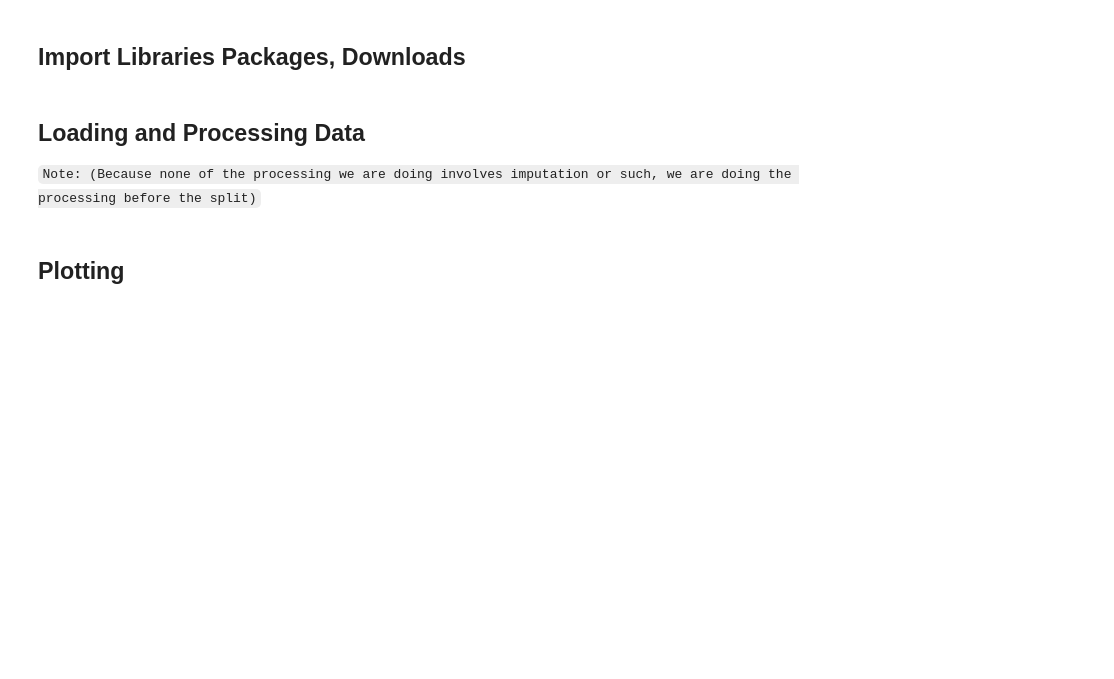
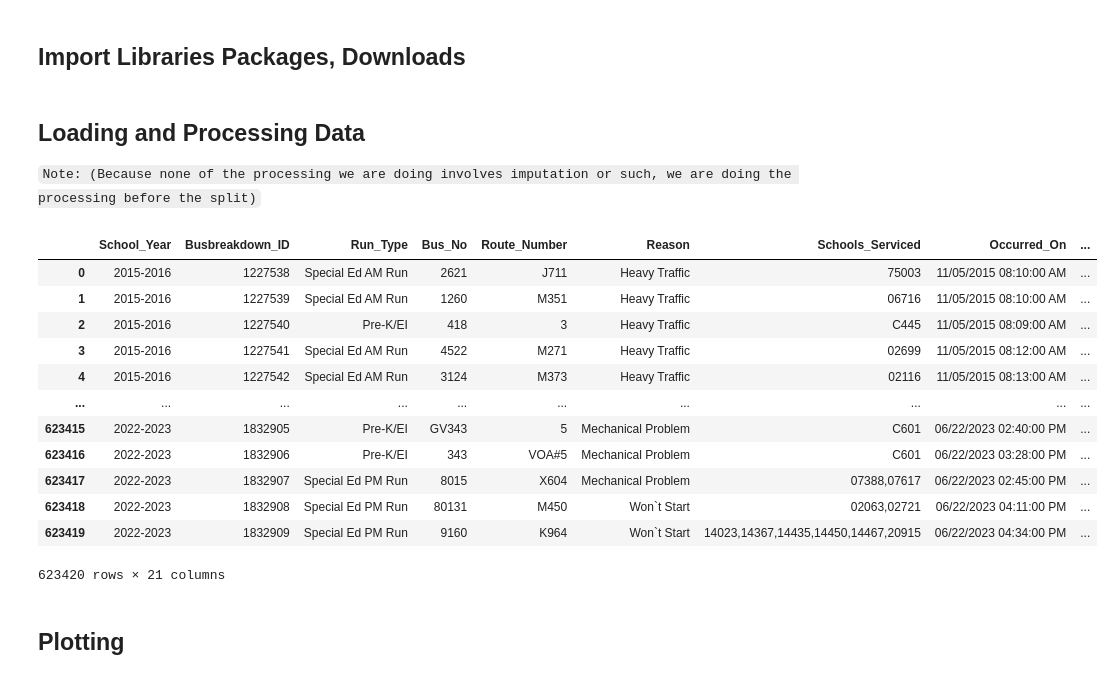
Before and after one commit to oaf9/Machine-Learning-Methods-for-Bus-Routes-and-Traffic, a Jupyter notebook: RF and XGB.ipynb, the cells around one changed output. Drawn from its saved outputs; the diff is of its cells as text; code cells hidden in the pictures; blank space fills up the shorter version.

```diff
--- a/RF and XGB.ipynb
+++ b/RF and XGB.ipynb
@@ -35,3 +36,19 @@ Data = pd.read_csv("/kaggle/input/670-final-data/formatted_data.csv")
+# %%
+Data
+# %% [output]
+|  | School_Year | Busbreakdown_ID | Run_Type | Bus_No | Route_Number | Reason | Schools_Serviced | Occurred_On | ... |
+| 0 | 2015-2016 | 1227538 | Special Ed AM Run | 2621 | J711 | Heavy Traffic | 75003 | 11/05/2015 08:10:00 AM | ... |
+| 1 | 2015-2016 | 1227539 | Special Ed AM Run | 1260 | M351 | Heavy Traffic | 06716 | 11/05/2015 08:10:00 AM | ... |
+| 2 | 2015-2016 | 1227540 | Pre-K/EI | 418 | 3 | Heavy Traffic | C445 | 11/05/2015 08:09:00 AM | ... |
+| 3 | 2015-2016 | 1227541 | Special Ed AM Run | 4522 | M271 | Heavy Traffic | 02699 | 11/05/2015 08:12:00 AM | ... |
+| 4 | 2015-2016 | 1227542 | Special Ed AM Run | 3124 | M373 | Heavy Traffic | 02116 | 11/05/2015 08:13:00 AM | ... |
+| ... | ... | ... | ... | ... | ... | ... | ... | ... | ... |
+| 623415 | 2022-2023 | 1832905 | Pre-K/EI | GV343 | 5 | Mechanical Problem | C601 | 06/22/2023 02:40:00 PM | ... |
+| 623416 | 2022-2023 | 1832906 | Pre-K/EI | 343 | VOA#5 | Mechanical Problem | C601 | 06/22/2023 03:28:00 PM | ... |
+| 623417 | 2022-2023 | 1832907 | Special Ed PM Run | 8015 | X604 | Mechanical Problem | 07388,07617 | 06/22/2023 02:45:00 PM | ... |
+| 623418 | 2022-2023 | 1832908 | Special Ed PM Run | 80131 | M450 | Won`t Start | 02063,02721 | 06/22/2023 04:11:00 PM | ... |
+| 623419 | 2022-2023 | 1832909 | Special Ed PM Run | 9160 | K964 | Won`t Start | 14023,14367,14435,14450,14467,20915 | 06/22/2023 04:34:00 PM | ... |
+623420 rows × 21 columns
 # %% [markdown]
 ## Plotting
 # %%
```
Also changed, not shown: parts of 19 cells of this notebook.
